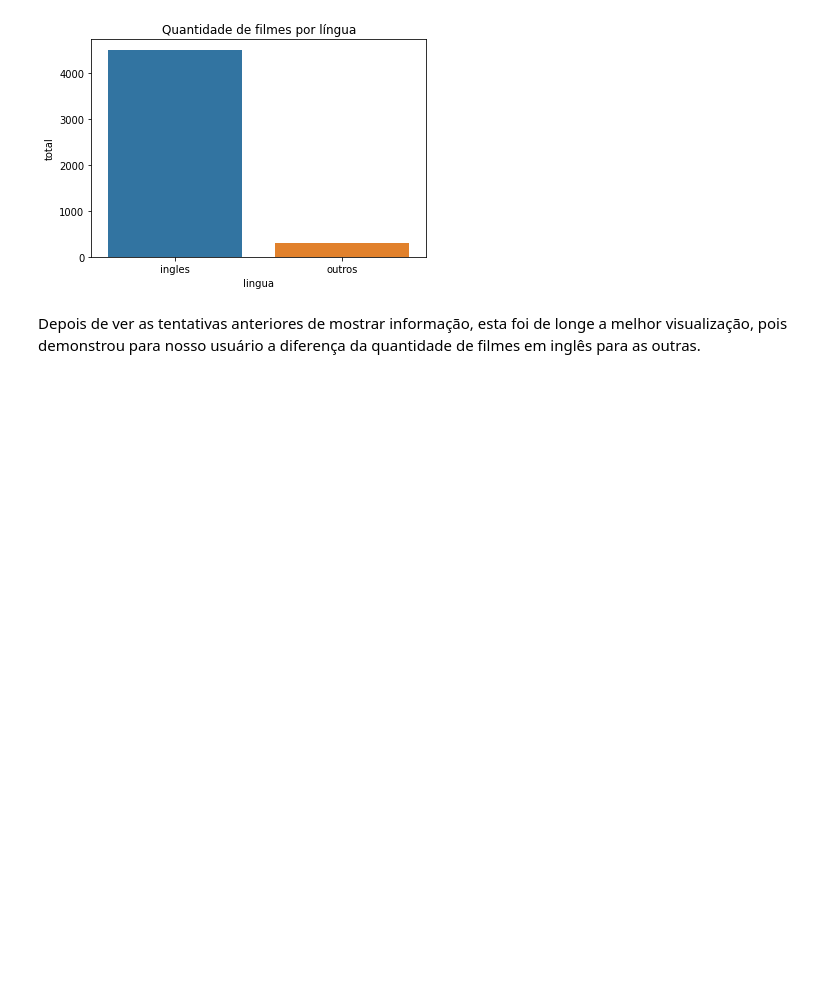
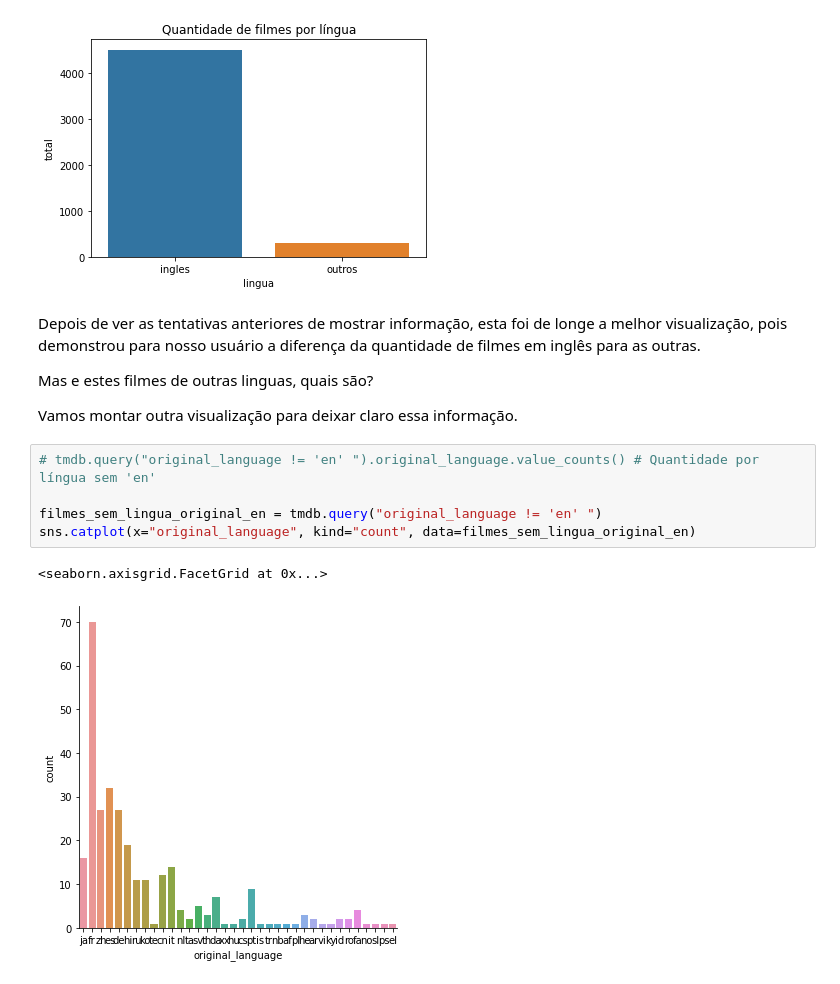
Before and after one commit to laurivansareta/introducao-a-data-science, a Jupyter notebook: Introdução_a_Data_Science.ipynb, the cells around one changed output. Cells and saved outputs as stored; diff of their text form; blank space fills up the shorter version.

Commit message:
[Atividade 04] - Visualizando as outras categorias

```diff
--- a/Introdução_a_Data_Science.ipynb
+++ b/Introdução_a_Data_Science.ipynb
@@ -424,3 +424,15 @@ sns.barplot(x="lingua", y="total", data=dados)
 [figure]
 # %% [markdown]
 Depois de ver as tentativas anteriores de mostrar informação, esta foi de longe a melhor visualização, pois demonstrou para nosso usuário a diferença da quantidade de filmes em inglês para as outras.
+
+Mas e estes filmes de outras linguas, quais são?
+
+Vamos montar outra visualização para deixar claro essa informação.
+# %%
+# tmdb.query("original_language != 'en' ").original_language.value_counts() # Quantidade por língua sem 'en'
+
+filmes_sem_lingua_original_en = tmdb.query("original_language != 'en' ")
+sns.catplot(x="original_language", kind="count", data=filmes_sem_lingua_original_en)
+# %% [output]
+<seaborn.axisgrid.FacetGrid at 0x...>
+[figure, added]
```
